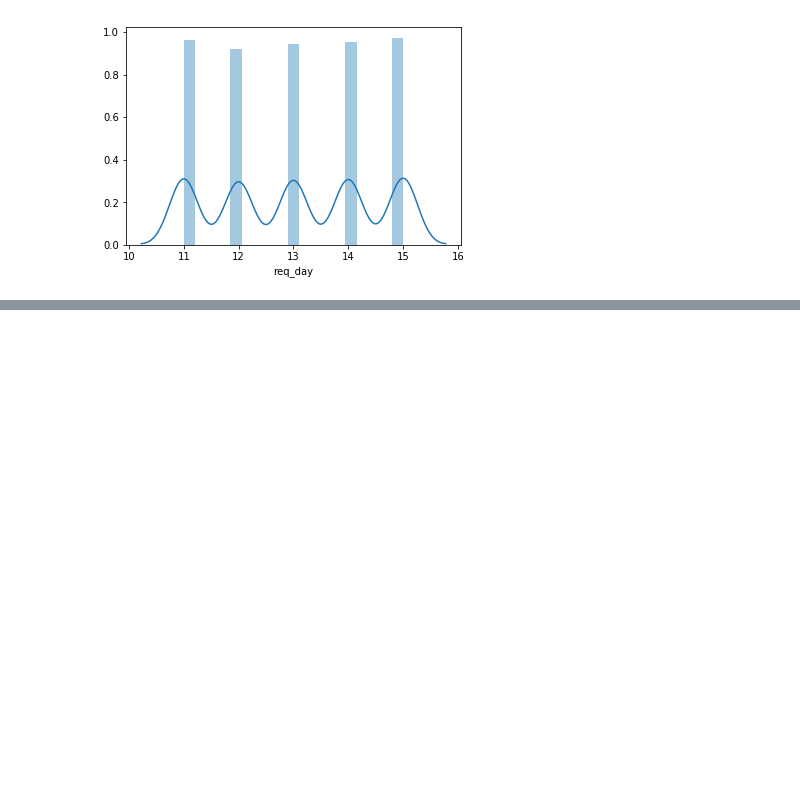
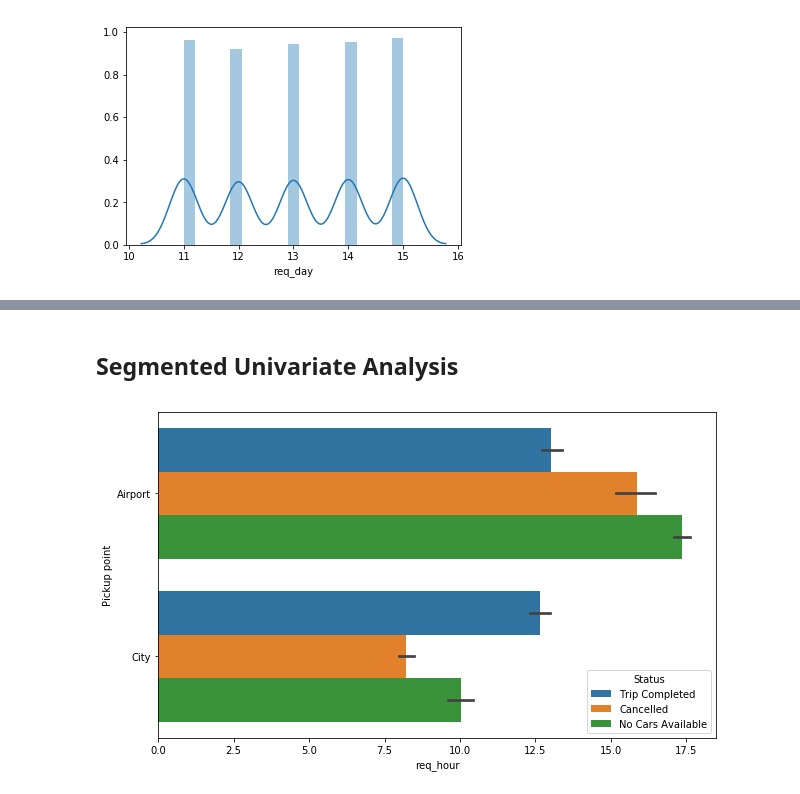
Before and after one commit to SrajanKumarShukla/Uber-Case-Study, a Jupyter notebook: Uber_Case_Study.ipynb, the cells around one changed output, grey strips where cells are left out. Saved outputs shown, nothing was run; the diff lists cells and outputs as text; code cells hidden in the pictures; blank space fills up the shorter version.

```diff
--- a/Uber_Case_Study.ipynb
+++ b/Uber_Case_Study.ipynb
@@ -338,0 +344,12 @@ plt.show()
+# %% [markdown]
+## Segmented Univariate Analysis
+# %%
+def plot_segmented(cat_var):
+    plt.figure(figsize=(10, 6))
+    sns.barplot(x=cat_var, y='Pickup point', hue='Status', data=df)
+    plt.show()
+
+
+plot_segmented('req_hour')
+# %% [output]
+[figure, added]
```
Also changed, not shown: parts of 35 cells of this notebook.
